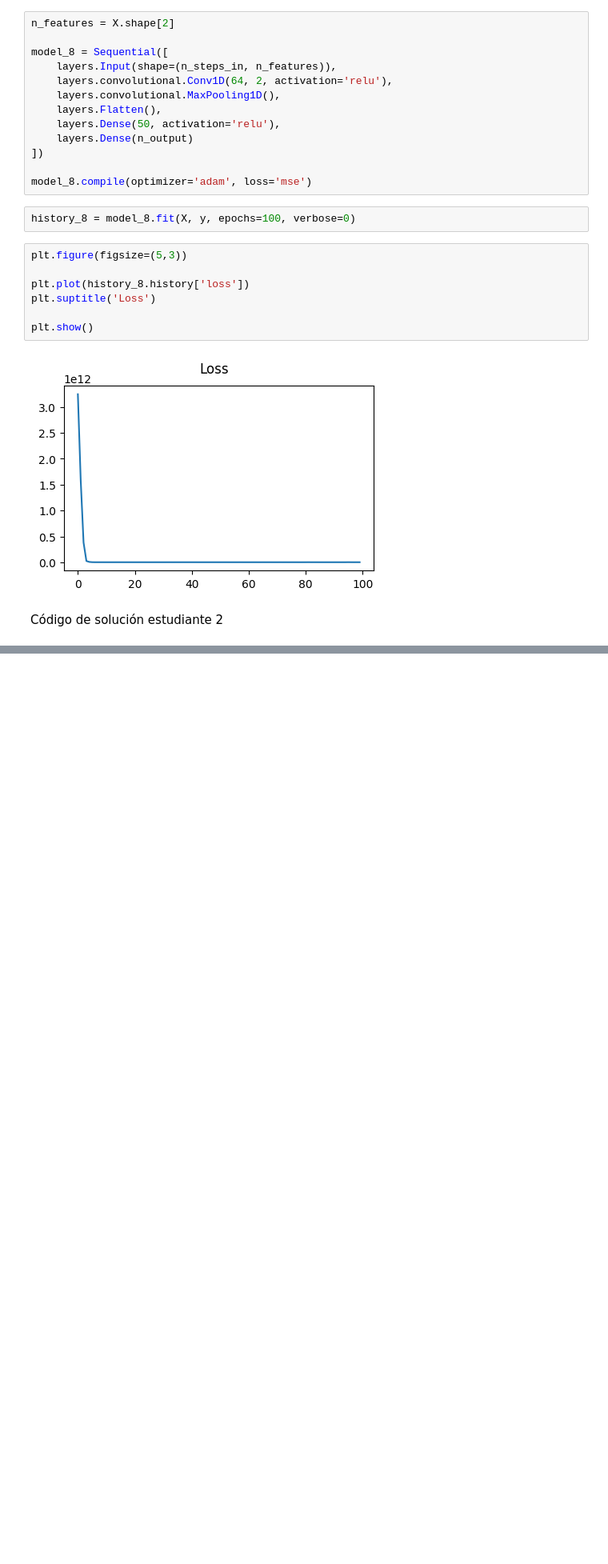
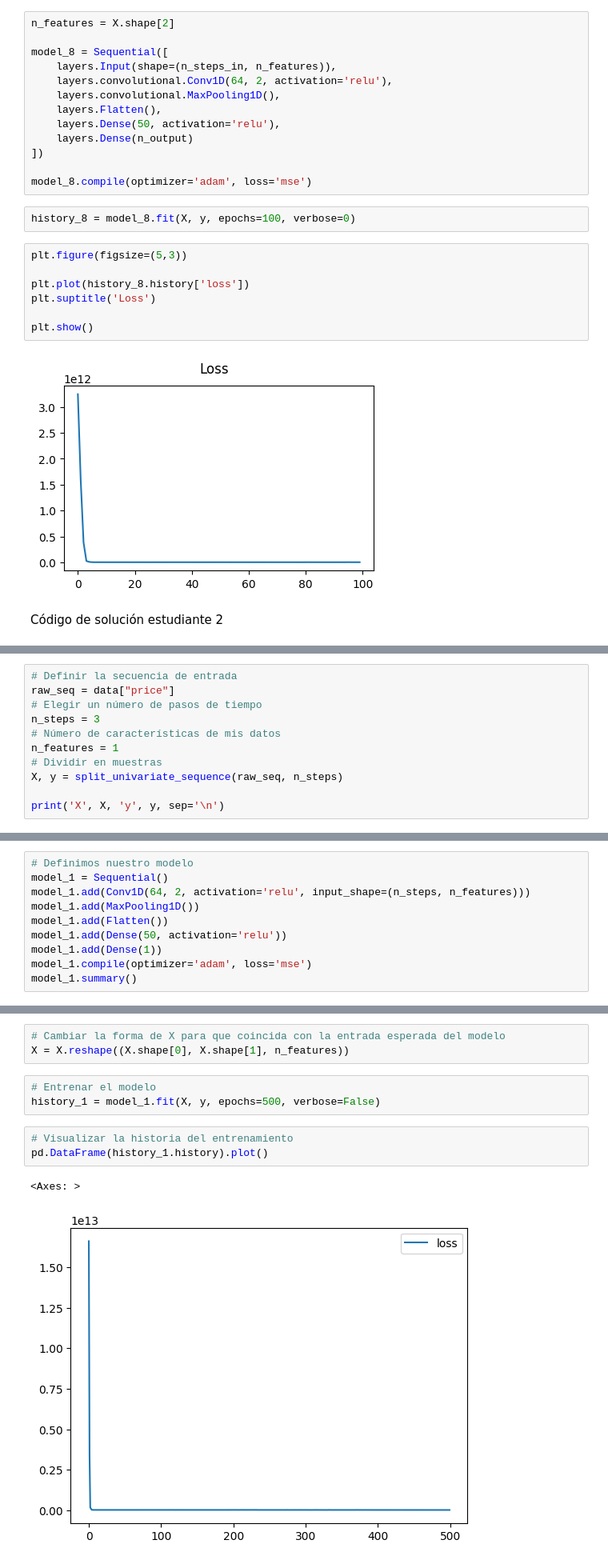
Before and after one commit to xagallegos/ProyectoConjunto_T5_XGallegos_SDDuenas, a Jupyter notebook: Tarea5.ipynb, the cells around one changed output, grey strips where cells are left out. Shown at 80% size. Drawn from its saved outputs; the diff is of its cells as text; blank space fills up the shorter version.

```diff
--- a/Tarea5.ipynb
+++ b/Tarea5.ipynb
@@ -593,0 +647,11 @@ Código de solución estudiante 2
+# %%
+# Definir la secuencia de entrada
+raw_seq = data["price"]
+# Elegir un número de pasos de tiempo
+n_steps = 3
+# Número de características de mis datos
+n_features = 1
+# Dividir en muestras
+X, y = split_univariate_sequence(raw_seq, n_steps)
+
+print('X', X, 'y', y, sep='\n')
@@ -593,0 +676,10 @@ Código de solución estudiante 2
+# %%
+# Definimos nuestro modelo
+model_1 = Sequential()
+model_1.add(Conv1D(64, 2, activation='relu', input_shape=(n_steps, n_features)))
+model_1.add(MaxPooling1D())
+model_1.add(Flatten())
+model_1.add(Dense(50, activation='relu'))
+model_1.add(Dense(1))
+model_1.compile(optimizer='adam', loss='mse')
+model_1.summary()
@@ -593,0 +704,12 @@ Código de solución estudiante 2
+# %%
+# Cambiar la forma de X para que coincida con la entrada esperada del modelo
+X = X.reshape((X.shape[0], X.shape[1], n_features))
+# %%
+# Entrenar el modelo
+history_1 = model_1.fit(X, y, epochs=500, verbose=False)
+# %%
+# Visualizar la historia del entrenamiento
+pd.DataFrame(history_1.history).plot()
+# %% [output]
+<Axes: >
+[figure, added]
```
Also changed, not shown: parts of 55 cells of this notebook.
